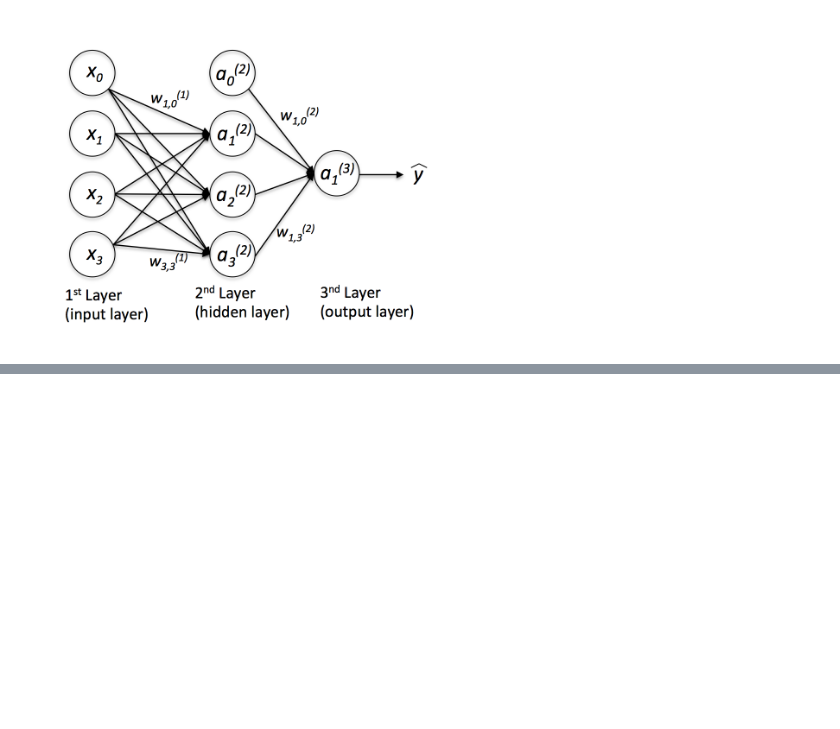
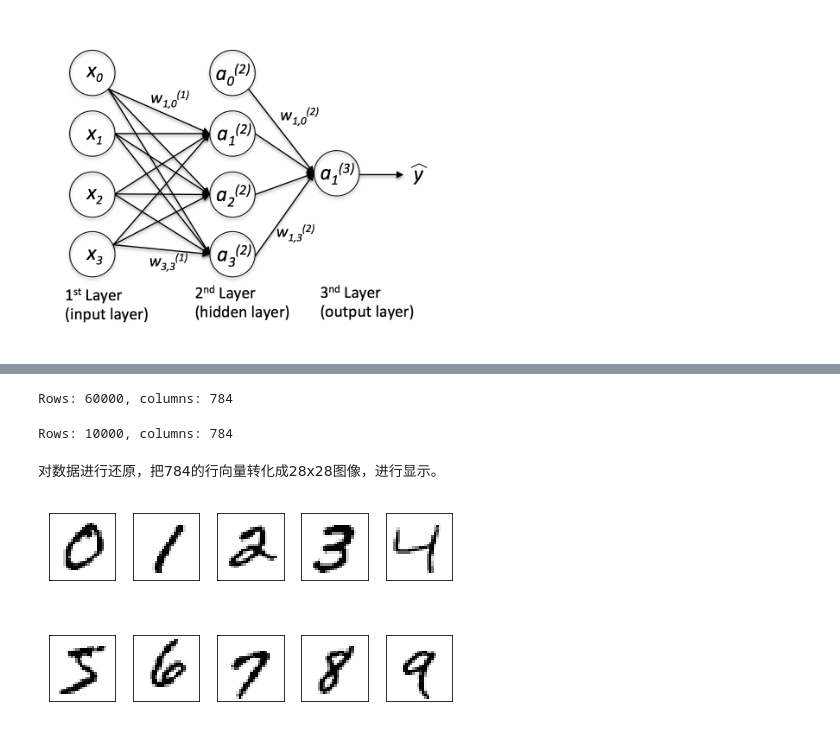
Before and after one commit to ViperBling/PythonML, a Jupyter notebook: ch12/Ch12.ipynb, the cells around one changed output, grey strips where cells are left out. Cells and saved outputs as stored; diff of their text form; code cells hidden in the pictures; blank space fills up the shorter version.

```diff
--- a/ch12/Ch12.ipynb
+++ b/ch12/Ch12.ipynb
@@ -23,0 +58,50 @@ Image(filename='./images/12_02.png', width=400)
+# %%
+import os
+import struct
+import numpy as np
+
+def load_mnist(path, kind='train'):
+    """从指定路径加载MNIST数据集"""
+    labels_path = os.path.join(path, '%s-labels-idx1-ubyte' % kind)
+    images_path = os.path.join(path, '%s-images-idx3-ubyte' % kind)
+
+    with open(labels_path, 'rb') as lbpath:
+        # 首先读取幻数，和条目数量，这些信息记录在文件的前8个字节中
+        magic, n = struct.unpack('>II', lbpath.read(8))
+        labels = np.fromfile(lbpath, dtype=np.uint8)
+
+    with open(images_path, 'rb') as imgpath:
+        # 图片的前16个字节保存了幻数、样本数量、行数、列数等信息
+        magic, num, rows, cols = struct.unpack(">IIII", imgpath.read(16))
+        images = np.fromfile(imgpath, dtype=np.uint8).reshape(len(labels), 784)
+
+    return images, labels
+# %%
+X_train, y_train = load_mnist('../datasets/MNIST/', kind='train')
+print('Rows: %d, columns: %d' % (X_train.shape[0], X_train.shape[1]))
+# %% [output]
+Rows: 60000, columns: 784
+# %%
+X_test, y_test = load_mnist('../datasets/MNIST/', kind='t10k')
+print('Rows: %d, columns: %d' % (X_test.shape[0], X_test.shape[1]))
+# %% [output]
+Rows: 10000, columns: 784
+# %% [markdown]
+对数据进行还原，把784的行向量转化成28x28图像，进行显示。
+# %%
+import matplotlib.pyplot as plt
+
+fig, ax = plt.subplots(nrows=2, ncols=5, sharex=True, sharey=True,)
+ax = ax.flatten()
+
+# 重新转化为28x28的图像
+for i in range(10):
+    img = X_train[y_train == i][0].reshape(28, 28)
+    ax[i].imshow(img, cmap='Greys', interpolation='nearest')
+
+ax[0].set_xticks([])
+ax[0].set_yticks([])
+plt.tight_layout()
+plt.show()
+# %% [output]
+[figure, added]
```
Also changed, not shown: parts of 20 cells of this notebook, 5 other files.
